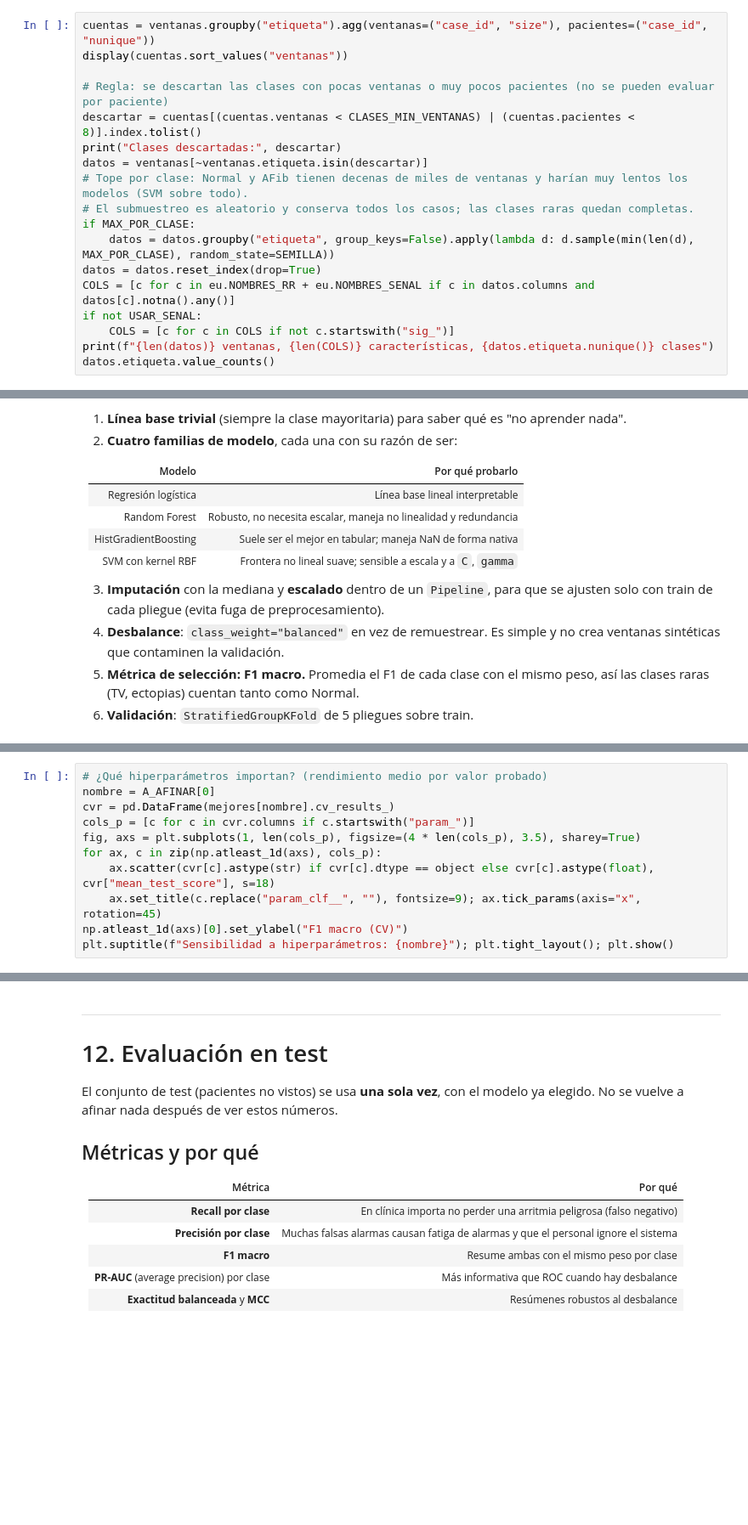
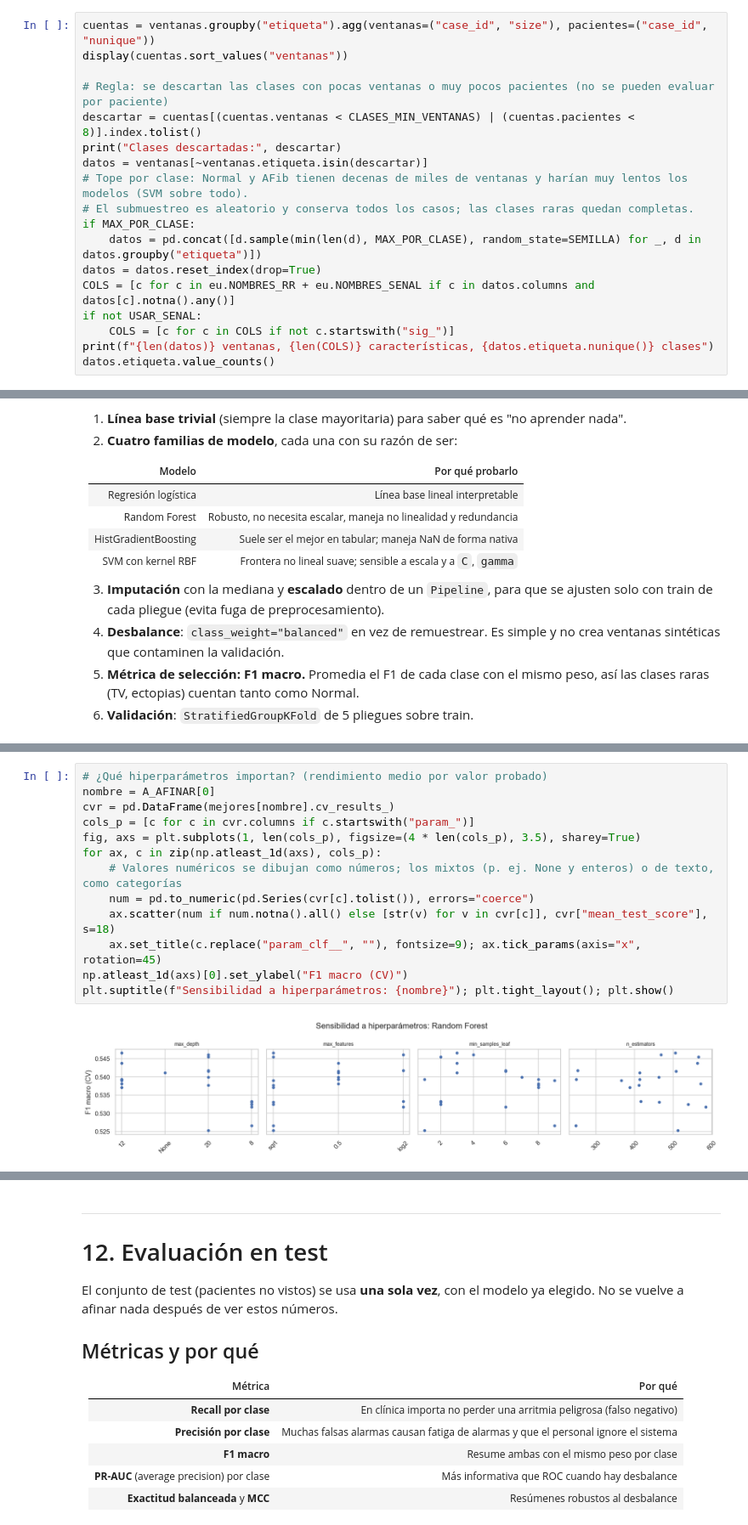
Before and after one commit to Jjes07/FundamentosML-Final, a Jupyter notebook: model_development.ipynb, the cells around one changed output, grey strips where cells are left out. Shown at 85% size. Saved outputs shown, nothing was run; the diff lists cells and outputs as text; blank space fills up the shorter version.

```diff
--- a/model_development.ipynb
+++ b/model_development.ipynb
@@ -662,7 +825,7 @@ datos = ventanas[~ventanas.etiqueta.isin(descartar)]
 # Tope por clase: Normal y AFib tienen decenas de miles de ventanas y harían muy lentos los modelos (SVM sobre todo).
 # El submuestreo es aleatorio y conserva todos los casos; las clases raras quedan completas.
 if MAX_POR_CLASE:
-    datos = datos.groupby("etiqueta", group_keys=False).apply(lambda d: d.sample(min(len(d), MAX_POR_CLASE), random_state=SEMILLA))
+    datos = pd.concat([d.sample(min(len(d), MAX_POR_CLASE), random_state=SEMILLA) for _, d in datos.groupby("etiqueta")])
 datos = datos.reset_index(drop=True)
 COLS = [c for c in eu.NOMBRES_RR + eu.NOMBRES_SENAL if c in datos.columns and datos[c].notna().any()]
 if not USAR_SENAL:
@@ -842,12 +1099,16 @@ for nombre in A_AFINAR:
 # %%
 # ¿Qué hiperparámetros importan? (rendimiento medio por valor probado)
 nombre = A_AFINAR[0]
 cvr = pd.DataFrame(mejores[nombre].cv_results_)
 cols_p = [c for c in cvr.columns if c.startswith("param_")]
 fig, axs = plt.subplots(1, len(cols_p), figsize=(4 * len(cols_p), 3.5), sharey=True)
 for ax, c in zip(np.atleast_1d(axs), cols_p):
-    ax.scatter(cvr[c].astype(str) if cvr[c].dtype == object else cvr[c].astype(float), cvr["mean_test_score"], s=18)
+    # Valores numéricos se dibujan como números; los mixtos (p. ej. None y enteros) o de texto, como categorías
+    num = pd.to_numeric(pd.Series(cvr[c].tolist()), errors="coerce")
+    ax.scatter(num if num.notna().all() else [str(v) for v in cvr[c]], cvr["mean_test_score"], s=18)
     ax.set_title(c.replace("param_clf__", ""), fontsize=9); ax.tick_params(axis="x", rotation=45)
 np.atleast_1d(axs)[0].set_ylabel("F1 macro (CV)")
 plt.suptitle(f"Sensibilidad a hiperparámetros: {nombre}"); plt.tight_layout(); plt.show()
+# %% [output]
+[figure, added]
 # %% [markdown]
```
Also changed, not shown: parts of 67 cells of this notebook, 21 other files.
